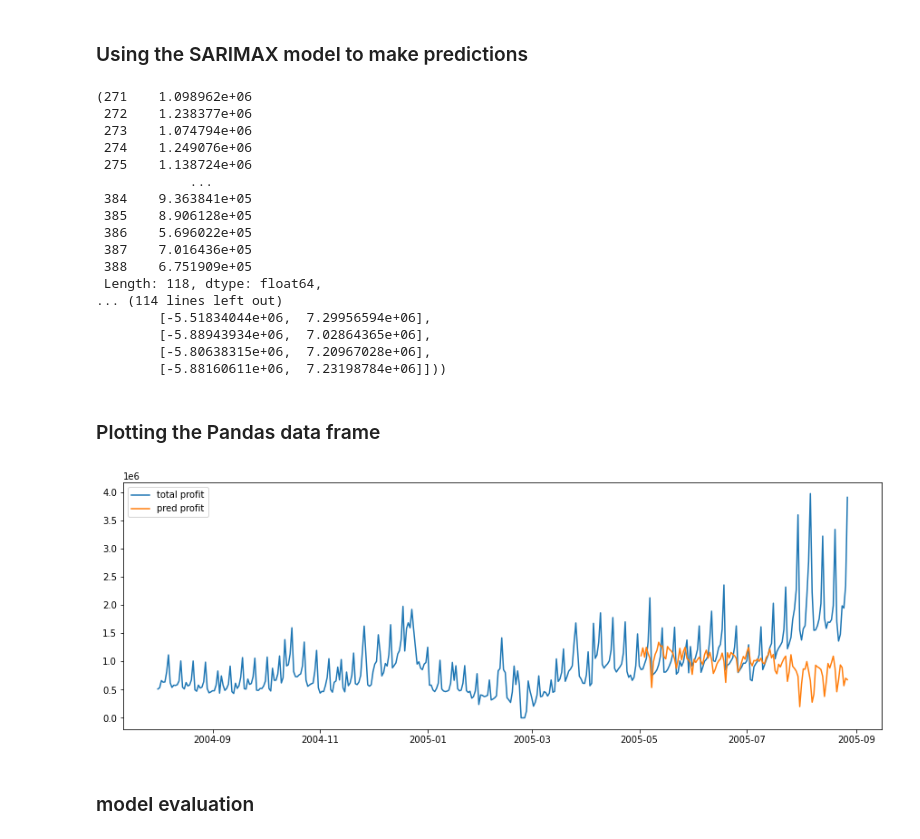
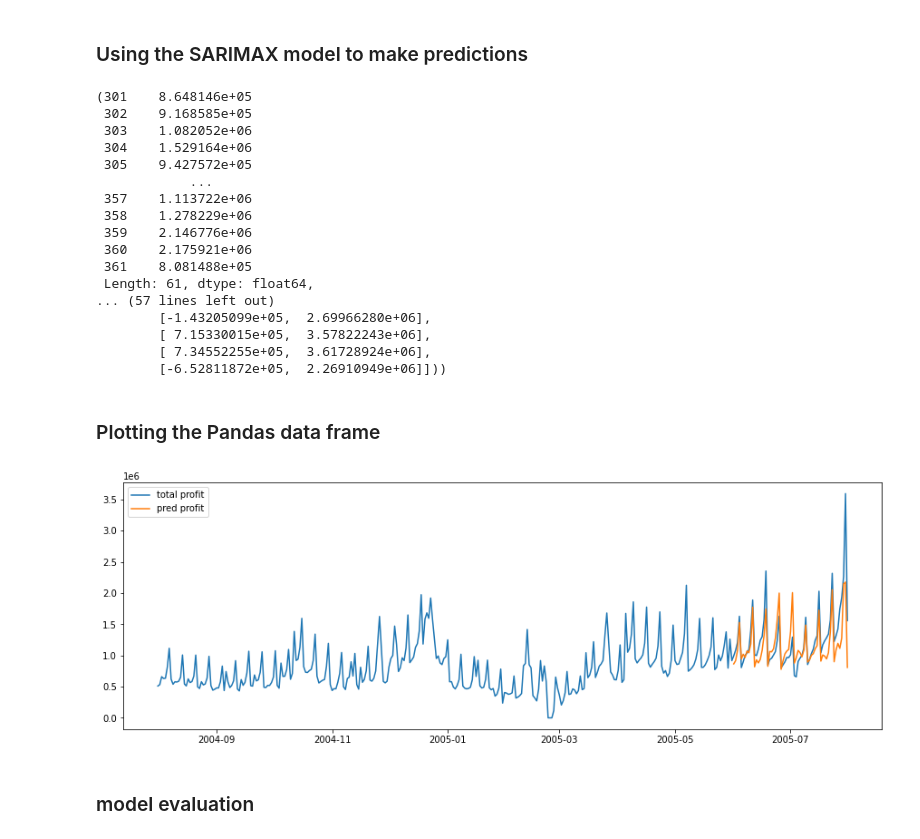
Before and after one commit to ychen595/MSiA_400_G12, a Jupyter notebook: 05_Modeling/SARIMAX_model.ipynb, the cells around one changed output. Saved outputs shown, nothing was run; the diff lists cells and outputs as text; code cells hidden in the pictures.

```diff
--- a/05_Modeling/SARIMAX_model.ipynb
+++ b/05_Modeling/SARIMAX_model.ipynb
@@ -187,7 +239,7 @@ minMax = mc.transform(df_lag_ts)
 x_minmax = pd.DataFrame(minMax, columns = list(df_lag_ts.columns))
 x_minmax.index = df_lag_ts.index
 
-df_norm = x_minmax.join(pd.DataFrame(df['totalprofit']))
+df_norm = x_minmax.join(pd.DataFrame(df_combined['totalprofit']))
 df_norm
 # %% [output]
 |  | nstores_1 | nstores_2 | nstores_3 | nstores_4 | nstores_5 | nstores_6 | nstores_7 | nstores_14 | nstores_28 | ... |
@@ -207,5 +294,5 @@ df_norm
 # %%
 #split train and test data
-train = df_norm[(df_norm.index.get_level_values(0) >= '2004-08-01') & (df_norm.index.get_level_values(0) <= '2005-05-01')]
-test = df_norm[(df_norm.index.get_level_values(0) > '2005-05-01')]
+train = df_norm[(df_norm.index.get_level_values(0) >= '2004-08-01') & (df_norm.index.get_level_values(0) < '2005-06-01')]
+test = df_norm[(df_norm.index.get_level_values(0) >= '2005-06-01') & (df_norm.index.get_level_values(0) < '2005-08-01')]
 # %%
@@ -227,22 +320,7 @@ import pmdarima as pm
 # SARIMAX Model
 # input x exogenous variables with lag 1 because they show correlation with total profit.
 
-exovars = ['nsku_1',
-        'totalquantity_1',
-        'avgquantity_1',
-        'totalamt_1',
-        'avgamt_1',
-        'totalorigprice_1',
-        'avgorigprice_1',
-        'totalretail_1',
-        'avgretailtrnsact_1',
-        'totalcost_1',
-        'avgcosttrnsact_1',
-        'avgprofittrnsact_1',
-           'dayofweek',
-           'dayofmonth',
-           'quarter',
-           'month']
+exovars = ['totalprofit_7', 'avgprofittrnsact_6', 'totalprofit_14', 'totalprofit_1', 'totalretail_7']
 sxmodel = pm.auto_arima(train[['totalprofit']], exogenous=train[exovars],
                            start_p=1, start_q=1, start_d=1,
                            test='adf',
@@ -330,44 +387,44 @@ ARIMA(order=(5, 1, 2), scoring_args={}, seasonal_order=(0, 1, 1, 12),
 # %% [markdown]
 ### Using the SARIMAX model to make predictions
 # %%
-forecast = sxmodel.predict(n_periods=118, return_conf_int=True, X=test[exovars])
+forecast = sxmodel.predict(n_periods=61, return_conf_int=True, X=test[exovars])
 forecast_df = pd.DataFrame(forecast[0],columns=['Prediction'])
 forecast_df['saledate'] = test.index
 forecast_df = forecast_df.set_index('saledate')
 
 forecast
 # %% [output]
-(271    1.098962e+06
- 272    1.238377e+06
- 273    1.074794e+06
- 274    1.249076e+06
- 275    1.138724e+06
+(301    8.648146e+05
+ 302    9.168585e+05
+ 303    1.082052e+06
+ 304    1.529164e+06
+ 305    9.427572e+05
             ...
- 384    9.363841e+05
- 385    8.906128e+05
- 386    5.696022e+05
- 387    7.016436e+05
- 388    6.751909e+05
- Length: 118, dtype: float64,
-... (114 lines left out)
-        [-5.51834044e+06,  7.29956594e+06],
-        [-5.88943934e+06,  7.02864365e+06],
-        [-5.80638315e+06,  7.20967028e+06],
-        [-5.88160611e+06,  7.23198784e+06]]))
+ 357    1.113722e+06
+ 358    1.278229e+06
+ 359    2.146776e+06
+ 360    2.175921e+06
+ 361    8.081488e+05
+ Length: 61, dtype: float64,
+... (57 lines left out)
+        [-1.43205099e+05,  2.69966280e+06],
+        [ 7.15330015e+05,  3.57822243e+06],
+        [ 7.34552255e+05,  3.61728924e+06],
+        [-6.52811872e+05,  2.26910949e+06]]))
 # %% [markdown]
 ### Plotting the Pandas data frame
 # %%
 import matplotlib.pyplot as plt
 # %%
 fig, ax = plt.subplots(figsize=(15, 5))
-plt.plot(df_norm['totalprofit'])
+plt.plot(df_norm[df_norm.index.get_level_values(0) < '2005-08-01']['totalprofit'])
 plt.plot(forecast_df)
 plt.legend(['total profit','pred profit'])
 plt.show()
 
 # pd.concat([df_ts['totalprofit'],forecast_df],axis=1).plot()
 # %% [output]
-[figure, old version]
+[figure, new version]
 # %% [markdown]
 ### model evaluation
 # %%
```
Also changed, not shown: parts of 21 cells of this notebook.
